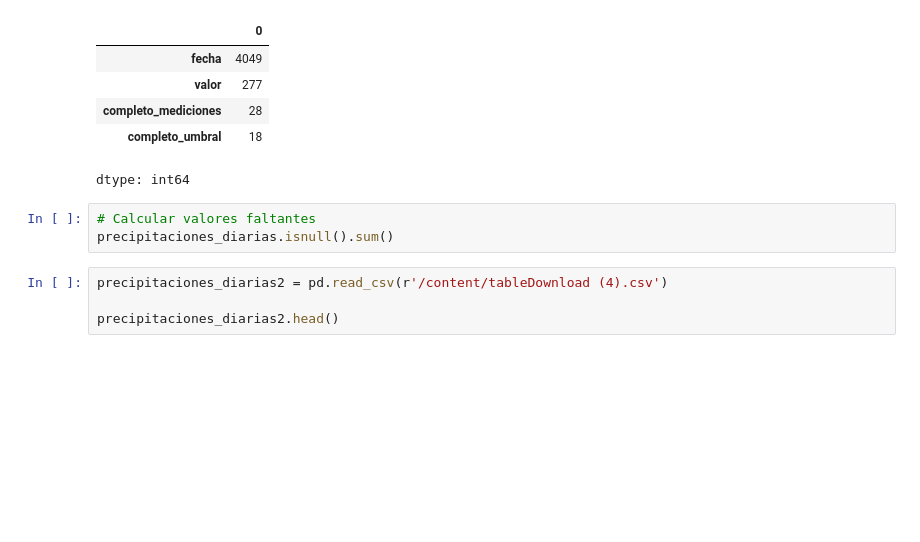
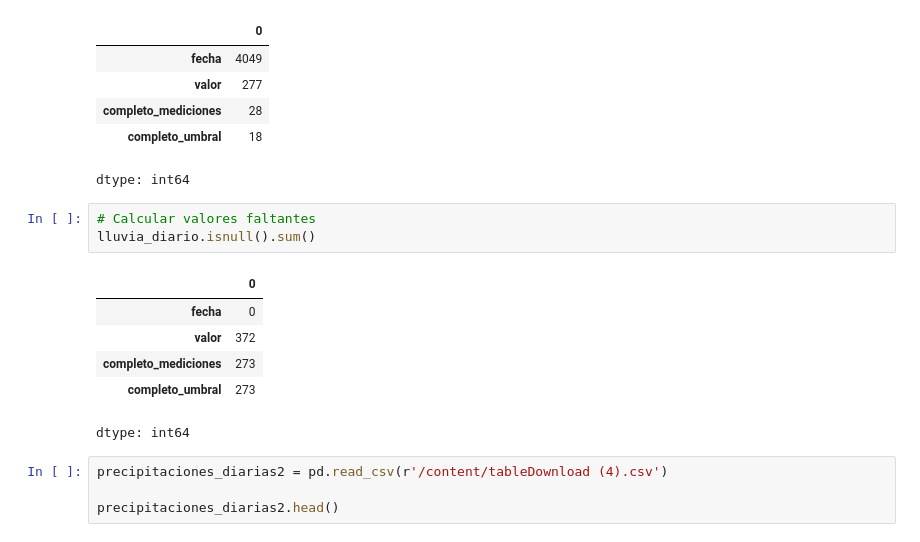
Before and after one commit to nunsongi/quito-risk-mapping-python, a Jupyter notebook: lluvia_estaciones.ipynb, the cells around one changed output. Saved outputs shown, nothing was run; the diff lists cells and outputs as text; blank space fills up the shorter version.

```diff
--- a/lluvia_estaciones.ipynb
+++ b/lluvia_estaciones.ipynb
@@ -101,7 +101,14 @@ lluvia_diario.nunique()
 dtype: int64
 # %%
 # Calcular valores faltantes
-precipitaciones_diarias.isnull().sum()
+lluvia_diario.isnull().sum()
+# %% [output]
+|  | 0 |
+| fecha | 0 |
+| valor | 372 |
+| completo_mediciones | 273 |
+| completo_umbral | 273 |
+dtype: int64
 # %%
 precipitaciones_diarias2 = pd.read_csv(r'/content/tableDownload (4).csv')
 
```
